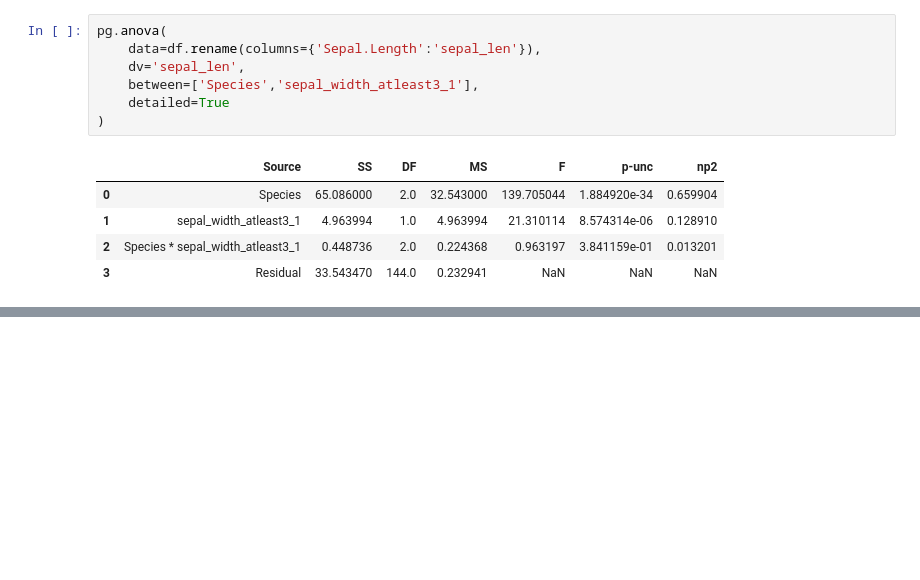
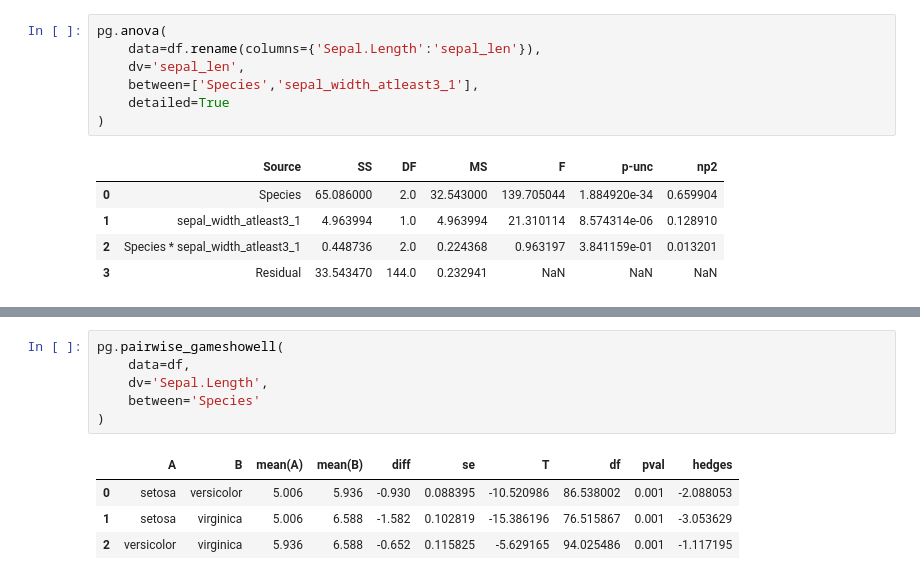
Before and after one commit to ShinSiangChoong/hypothesis_testing, a Jupyter notebook: parametric_tests.ipynb, the cells around one changed output, grey strips where cells are left out. Drawn from its saved outputs; the diff is of its cells as text; blank space fills up the shorter version.

```diff
--- a/parametric_tests.ipynb
+++ b/parametric_tests.ipynb
@@ -242,0 +277,11 @@ pg.anova(
+# %%
+pg.pairwise_gameshowell(
+    data=df,
+    dv='Sepal.Length',
+    between='Species'
+)
+# %% [output]
+|  | A | B | mean(A) | mean(B) | diff | se | T | df | pval | hedges |
+| 0 | setosa | versicolor | 5.006 | 5.936 | -0.930 | 0.088395 | -10.520986 | 86.538002 | 0.001 | -2.088053 |
+| 1 | setosa | virginica | 5.006 | 6.588 | -1.582 | 0.102819 | -15.386196 | 76.515867 | 0.001 | -3.053629 |
+| 2 | versicolor | virginica | 5.936 | 6.588 | -0.652 | 0.115825 | -5.629165 | 94.025486 | 0.001 | -1.117195 |
```
Also changed, not shown: parts of 13 cells of this notebook, 3 other files.
